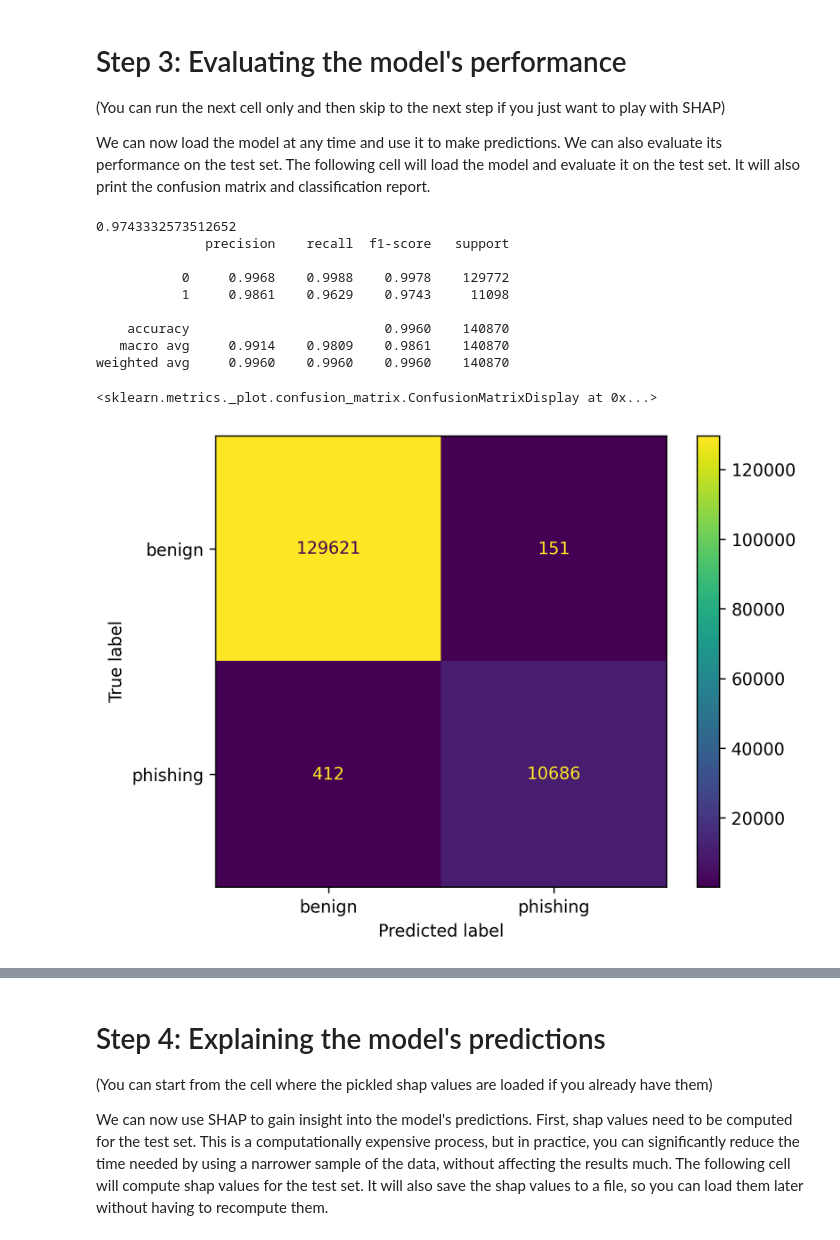
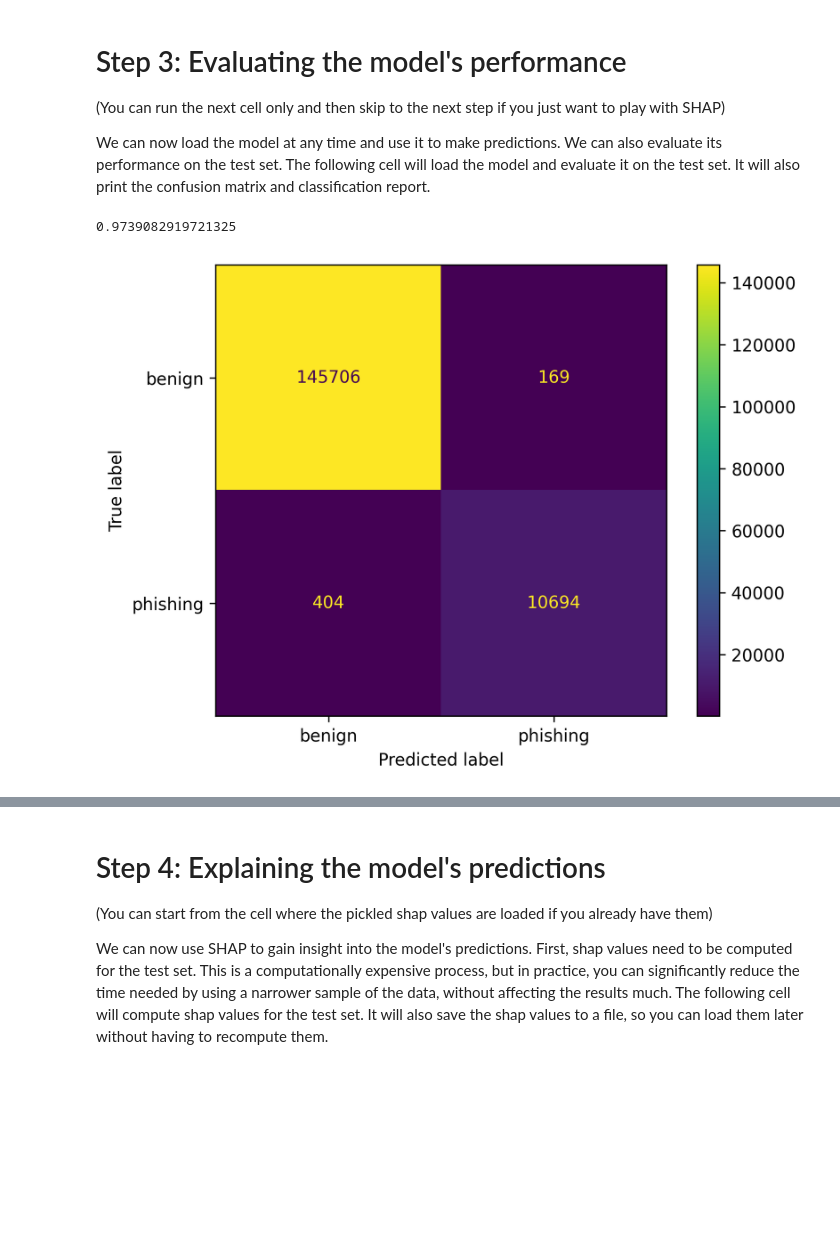
Before and after one commit to surViVeCZ/dr-playground, a Jupyter notebook: Playground.ipynb, the cells around one changed output, grey strips where cells are left out. Cells and saved outputs as stored; diff of their text form; code cells hidden in the pictures; blank space fills up the shorter version.

Commit message:
false positives, code refactor, plot

```diff
--- a/Playground.ipynb
+++ b/Playground.ipynb
@@ -26,13 +26,18 @@ Once the loader has loaded the data and applied the transformations, we can load
 # %%
 import pyarrow as pa
 import pyarrow.parquet as pq
+import warnings
+warnings.filterwarnings("ignore", category=FutureWarning, module="pandas.api.types")
+warnings.filterwarnings("ignore", message="is_sparse is deprecated", category=FutureWarning)
+warnings.filterwarnings("ignore", message="is_categorical_dtype is deprecated", category=FutureWarning)
+
 
 phishing = pq.read_table('floor/phishing_2307.parquet')
 #benign = pq.read_table('floor/cesnet_2307.parquet')
 #benign = pq.read_table('floor/benign_2307.parquet')
 
 #benign = pq.read_table('floor/cesnet2.parquet')
-benign = pq.read_table('floor/benign_2307.parquet')
+benign = pq.read_table('floor/benign_cesnet_union_2307.parquet')
 # benign = pq.read_table('floor/cesnet2.parquet')
 
 phishing_domain_names = phishing['domain_name']
@@ -80,7 +85,7 @@ from sklearn.model_selection import train_test_split
 #TODO extract label names from config files
 # benign_label = list(Config.COLLECTIONS.keys())[0]
 # misp_label = list(Config.COLLECTIONS.keys())[1]
-class_map = {"benign_2307:unknown": 0, "misp_2307:phishing": 1}
+class_map = {"benign_cesnet_union_2307:unknown": 0, "misp_2307:phishing": 1}
 #class_map = {"cesnet2:unknown": 0, "misp_2307:phishing": 1}
 
 labels = df['label'].apply(lambda x: class_map[x]) # y vector
@@ -279,26 +284,25 @@ We can now load the model at any time and use it to make predictions. We can als
 import pickle
 model = pickle.load(open("xgboost_model.pickle.dat", "rb"))
 # %%
+import os
+from sklearn.metrics import f1_score
+from sklearn.metrics import classification_report, ConfusionMatrixDisplay
+import matplotlib.pyplot as plt
+
 predicted = model.predict(X_test)
-
-from sklearn.metrics import f1_score
 print(f1_score(y_test, predicted))
 
-from sklearn.metrics import classification_report, ConfusionMatrixDisplay
-print(classification_report(y_test, predicted, digits=4))
-ConfusionMatrixDisplay.from_estimator(model, X_test, y_test, display_labels=['benign', 'phishing'], values_format='d')
+
+#create folder if not exists
+if not os.path.exists('false_positives/images'):
+    os.makedirs('false_positives/images')
+
+confusion_matrix = ConfusionMatrixDisplay.from_estimator(model, X_test, y_test, display_labels=['benign', 'phishing'], values_format='d')
+#save confusion matrix as pdf to false_positives/images
+confusion_matrix.figure_.savefig('false_positives/images/confusion_matrix.pdf', bbox_inches='tight')
 # %% [output]
-0.9743332573512652
-              precision    recall  f1-score   support
-
-           0     0.9968    0.9988    0.9978    129772
-           1     0.9861    0.9629    0.9743     11098
-
-    accuracy                         0.9960    140870
-   macro avg     0.9914    0.9809    0.9861    140870
-weighted avg     0.9960    0.9960    0.9960    140870
+0.9739082919721325
-<sklearn.metrics._plot.confusion_matrix.ConfusionMatrixDisplay at 0x...>
-[figure, old version]
+[figure, new version]
 # %%
 from sklearn.metrics import confusion_matrix
 import os
```
Also changed, not shown: parts of 6 cells of this notebook, 9 other files.
